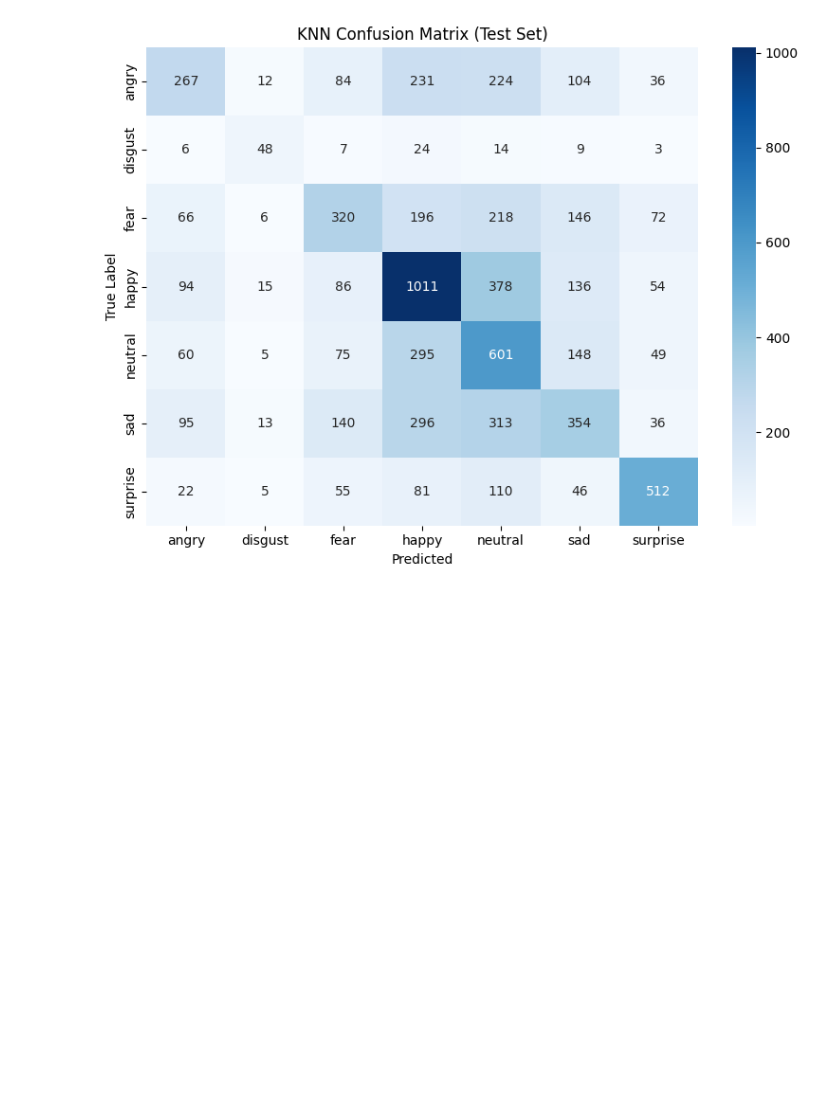
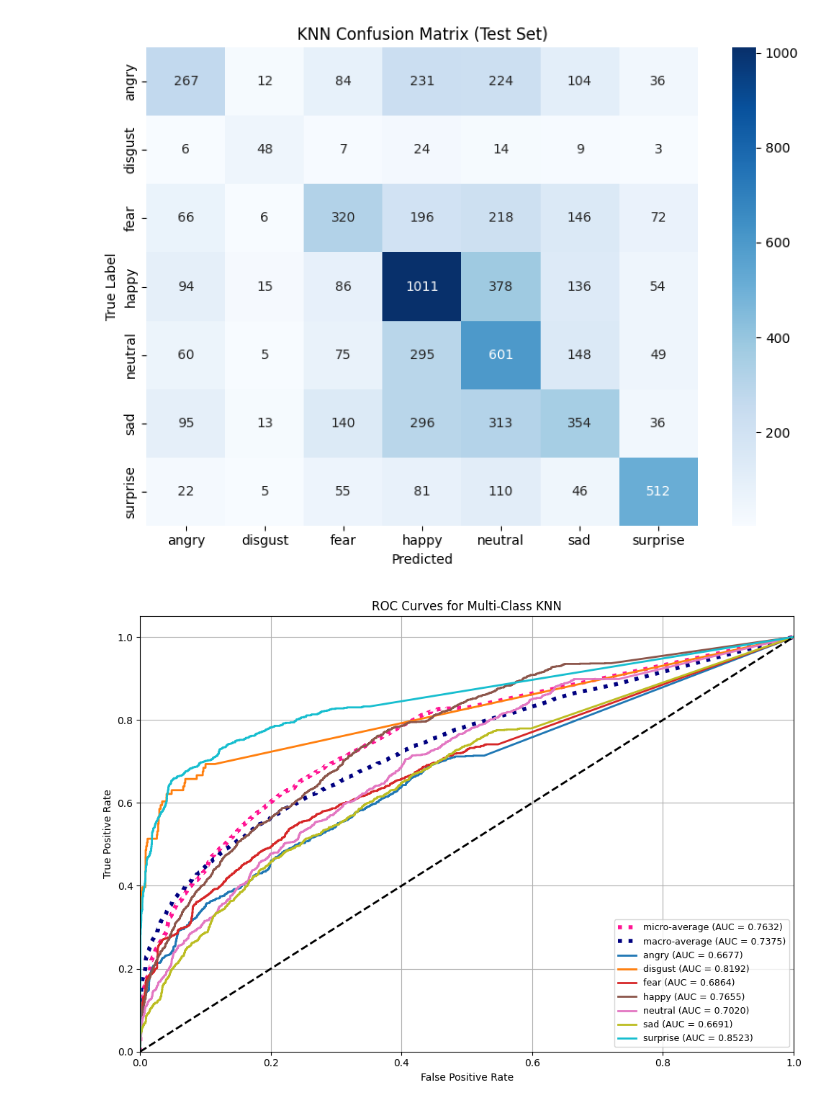
Before and after one commit to erenanbar1/facial-emotion-classifier, a Jupyter notebook: src/notebooks/knn_final_train.ipynb, the cells around one changed output. Saved outputs shown, nothing was run; the diff lists cells and outputs as text; code cells hidden in the pictures; blank space fills up the shorter version.

Commit message:
ROC PR curves

```diff
--- a/src/notebooks/knn_final_train.ipynb
+++ b/src/notebooks/knn_final_train.ipynb
@@ -83,3 +83,94 @@ plt.tight_layout()
 plt.show()
 # %% [output]
 [figure]
+# %%
+from sklearn.preprocessing import label_binarize
+from sklearn.metrics import roc_curve, auc
+import matplotlib.pyplot as plt
+import numpy as np
+
+# -----------------------------
+# 1. Binarize labels (one-vs-rest)
+# -----------------------------
+classes = sorted(list(set(y_test)))
+n_classes = len(classes)
+
+y_test_bin = label_binarize(y_test, classes=classes)
+y_pred_proba = knn.predict_proba(X_test_pca)  # (N, num_classes)
+
+# -----------------------------
+# 2. Compute ROC curve & AUC for each class
+# -----------------------------
+fpr = dict()
+tpr = dict()
+roc_auc = dict()
+
+for i in range(n_classes):
+    fpr[i], tpr[i], _ = roc_curve(y_test_bin[:, i], y_pred_proba[:, i])
+    roc_auc[i] = auc(fpr[i], tpr[i])
+
+# -----------------------------
+# 3. Compute micro-averaged ROC
+# -----------------------------
+fpr["micro"], tpr["micro"], _ = roc_curve(
+    y_test_bin.ravel(), y_pred_proba.ravel()
+)
+roc_auc["micro"] = auc(fpr["micro"], tpr["micro"])
+
+# -----------------------------
+# 4. Compute macro-averaged ROC
+# -----------------------------
+# Combine all FPR values
+all_fpr = np.unique(np.concatenate([fpr[i] for i in range(n_classes)]))
+
+# Average the TPR for each FPR
+mean_tpr = np.zeros_like(all_fpr)
+for i in range(n_classes):
+    mean_tpr += np.interp(all_fpr, fpr[i], tpr[i])
+
+mean_tpr /= n_classes
+
+fpr["macro"] = all_fpr
+tpr["macro"] = mean_tpr
+roc_auc["macro"] = auc(fpr["macro"], tpr["macro"])
+
+# -----------------------------
+# 5. Plotting
+# -----------------------------
+plt.figure(figsize=(10, 7))
+
+# Plot macro & micro curves
+plt.plot(
+    fpr["micro"], tpr["micro"],
+    label=f"micro-average (AUC = {roc_auc['micro']:.4f})",
+    color="deeppink", linestyle=":", linewidth=4
+)
+plt.plot(
+    fpr["macro"], tpr["macro"],
+    label=f"macro-average (AUC = {roc_auc['macro']:.4f})",
+    color="navy", linestyle=":", linewidth=4
+)
+
+# Plot one curve per class
+colors = plt.cm.tab10(np.linspace(0, 1, n_classes))
+
+for i, color in zip(range(n_classes), colors):
+    plt.plot(
+        fpr[i], tpr[i],
+        color=color,
+        lw=2,
+        label=f"{classes[i]} (AUC = {roc_auc[i]:.4f})"
+    )
+
+plt.plot([0, 1], [0, 1], "k--", lw=2)
+plt.xlim([0.0, 1.0])
+plt.ylim([0.0, 1.05])
+plt.xlabel("False Positive Rate")
+plt.ylabel("True Positive Rate")
+plt.title("ROC Curves for Multi-Class KNN")
+plt.legend(loc="lower right", fontsize=9)
+plt.grid(True)
+plt.tight_layout()
+plt.show()
+# %% [output]
+[figure, added]
```
Also changed, not shown: parts of 2 cells of this notebook.
